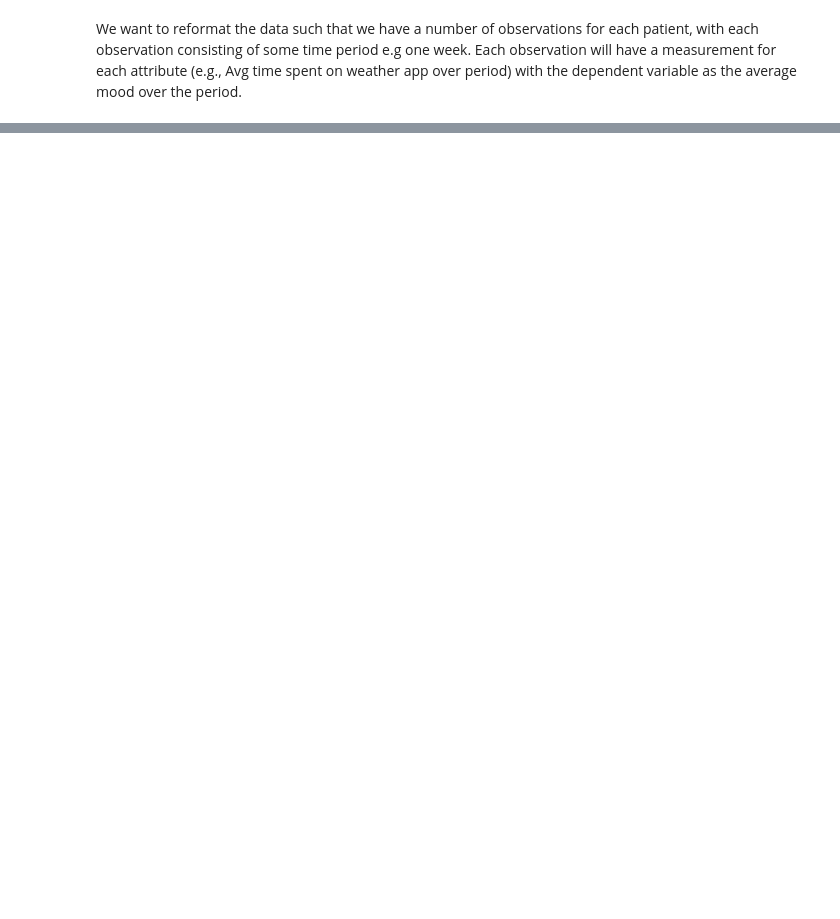
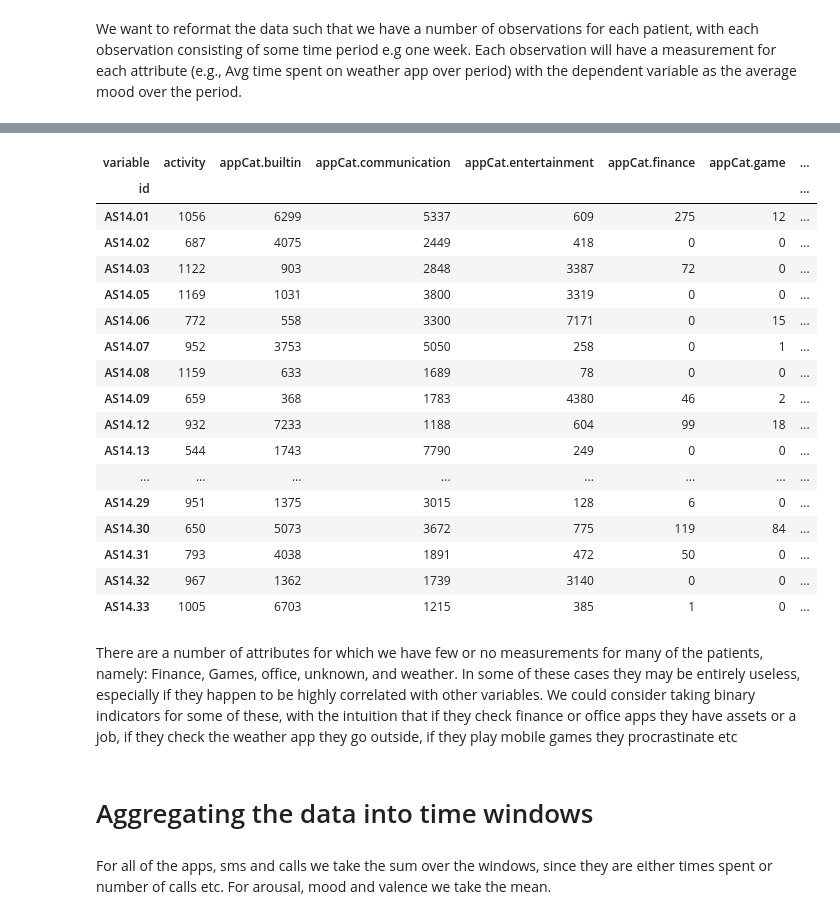
Before and after one commit to jelrae/dataMineAss1, a Jupyter notebook: DMT1.ipynb, the cells around one changed output, grey strips where cells are left out. Saved outputs shown, nothing was run; the diff lists cells and outputs as text; code cells hidden in the pictures; blank space fills up the shorter version.

```diff
--- a/DMT1.ipynb
+++ b/DMT1.ipynb
@@ -89,0 +41,28 @@ result
+# %%
+#Number of available instances for each variable, for each patient
+data2.groupby(level=0).count()
+# %% [output]
+| variable | activity | appCat.builtin | appCat.communication | appCat.entertainment | appCat.finance | appCat.game | ... |
+| id |  |  |  |  |  |  | ... |
+| AS14.01 | 1056 | 6299 | 5337 | 609 | 275 | 12 | ... |
+| AS14.02 | 687 | 4075 | 2449 | 418 | 0 | 0 | ... |
+| AS14.03 | 1122 | 903 | 2848 | 3387 | 72 | 0 | ... |
+| AS14.05 | 1169 | 1031 | 3800 | 3319 | 0 | 0 | ... |
+| AS14.06 | 772 | 558 | 3300 | 7171 | 0 | 15 | ... |
+| AS14.07 | 952 | 3753 | 5050 | 258 | 0 | 1 | ... |
+| AS14.08 | 1159 | 633 | 1689 | 78 | 0 | 0 | ... |
+| AS14.09 | 659 | 368 | 1783 | 4380 | 46 | 2 | ... |
+| AS14.12 | 932 | 7233 | 1188 | 604 | 99 | 18 | ... |
+| AS14.13 | 544 | 1743 | 7790 | 249 | 0 | 0 | ... |
+| ... | ... | ... | ... | ... | ... | ... | ... |
+| AS14.29 | 951 | 1375 | 3015 | 128 | 6 | 0 | ... |
+| AS14.30 | 650 | 5073 | 3672 | 775 | 119 | 84 | ... |
+| AS14.31 | 793 | 4038 | 1891 | 472 | 50 | 0 | ... |
+| AS14.32 | 967 | 1362 | 1739 | 3140 | 0 | 0 | ... |
+| AS14.33 | 1005 | 6703 | 1215 | 385 | 1 | 0 | ... |
+# %% [markdown]
+There are a number of attributes for which we have few or no measurements for many of the patients, namely: Finance, Games, office, unknown, and weather. In some of these cases they may be entirely useless, especially if they happen to be highly correlated with other variables. We could consider taking binary indicators for some of these, with the intuition that if they check finance or office apps they have assets or a job, if they check the weather app they go outside, if they play mobile games they procrastinate etc
+# %% [markdown]
+# Aggregating the data into time windows
+# %% [markdown]
+For all of the apps, sms and calls we take the sum over the windows, since they are either times spent or number of calls etc. For arousal, mood and valence we take the mean.
```
Also changed, not shown: parts of 29 cells of this notebook.
